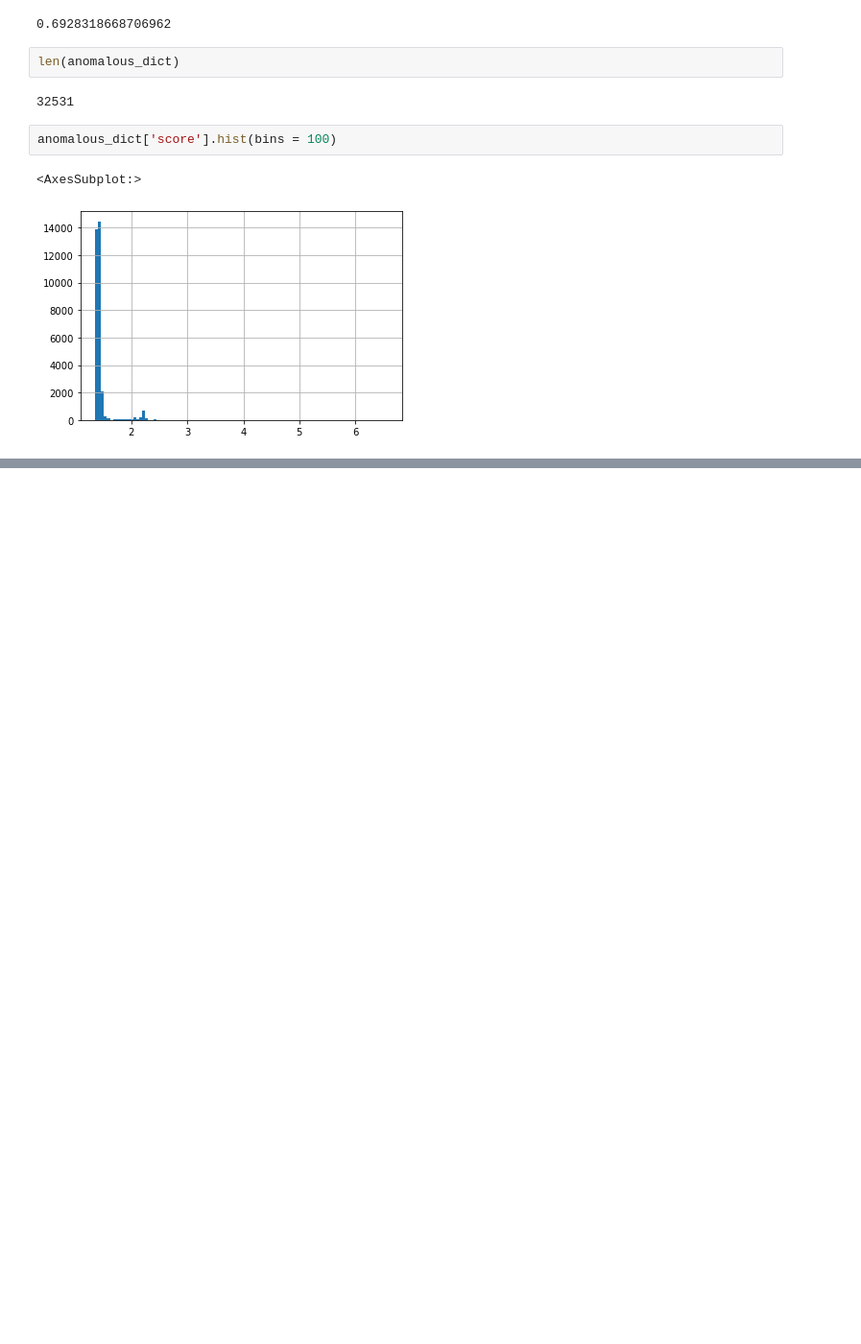
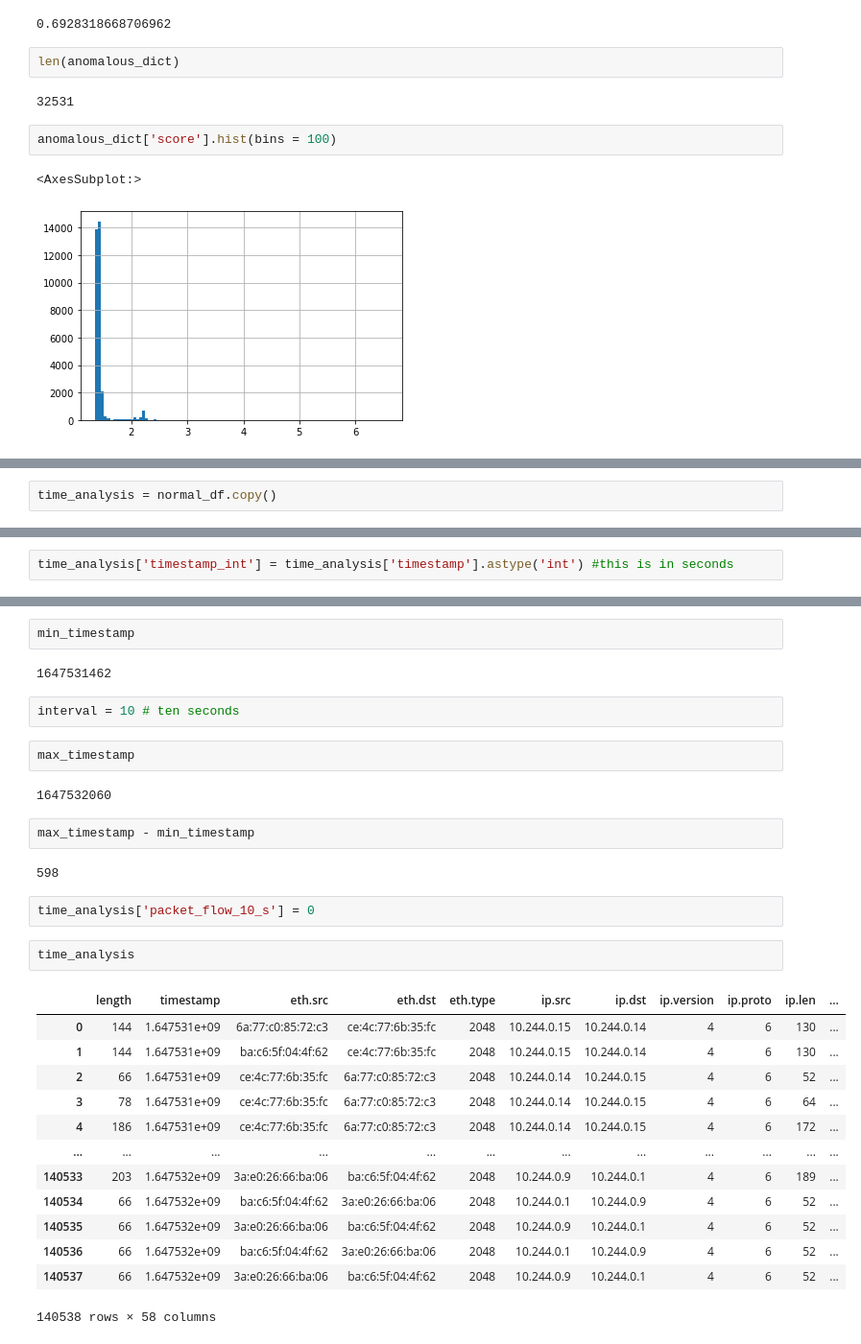
Before and after one commit to hotshot07/thesis, a Jupyter notebook: notebooks/Think this is it.ipynb, the cells around one changed output, grey strips where cells are left out. Shown at 96% size. Saved outputs shown, nothing was run; the diff lists cells and outputs as text; blank space fills up the shorter version.

Commit message:
got better time series data

```diff
--- a/notebooks/Think this is it.ipynb
+++ b/notebooks/Think this is it.ipynb
@@ -180,0 +160,2 @@ anomalous_dict['score'].hist(bins = 100)
+# %%
+time_analysis = normal_df.copy()
@@ -180,0 +174,2 @@ anomalous_dict['score'].hist(bins = 100)
+# %%
+time_analysis['timestamp_int'] = time_analysis['timestamp'].astype('int') #this is in seconds
@@ -180,0 +179,32 @@ anomalous_dict['score'].hist(bins = 100)
+# %%
+min_timestamp
+# %% [output]
+1647531462
+# %%
+interval = 10 # ten seconds
+# %%
+max_timestamp
+# %% [output]
+1647532060
+# %%
+max_timestamp - min_timestamp
+# %% [output]
+598
+# %%
+time_analysis['packet_flow_10_s'] = 0
+# %%
+time_analysis
+# %% [output]
+|  | length | timestamp | eth.src | eth.dst | eth.type | ip.src | ip.dst | ip.version | ip.proto | ip.len | ... |
+| 0 | 144 | 1.647531e+09 | 6a:77:c0:85:72:c3 | ce:4c:77:6b:35:fc | 2048 | 10.244.0.15 | 10.244.0.14 | 4 | 6 | 130 | ... |
+| 1 | 144 | 1.647531e+09 | ba:c6:5f:04:4f:62 | ce:4c:77:6b:35:fc | 2048 | 10.244.0.15 | 10.244.0.14 | 4 | 6 | 130 | ... |
+| 2 | 66 | 1.647531e+09 | ce:4c:77:6b:35:fc | 6a:77:c0:85:72:c3 | 2048 | 10.244.0.14 | 10.244.0.15 | 4 | 6 | 52 | ... |
+| 3 | 78 | 1.647531e+09 | ce:4c:77:6b:35:fc | 6a:77:c0:85:72:c3 | 2048 | 10.244.0.14 | 10.244.0.15 | 4 | 6 | 64 | ... |
+| 4 | 186 | 1.647531e+09 | ce:4c:77:6b:35:fc | 6a:77:c0:85:72:c3 | 2048 | 10.244.0.14 | 10.244.0.15 | 4 | 6 | 172 | ... |
+| ... | ... | ... | ... | ... | ... | ... | ... | ... | ... | ... | ... |
+| 140533 | 203 | 1.647532e+09 | 3a:e0:26:66:ba:06 | ba:c6:5f:04:4f:62 | 2048 | 10.244.0.9 | 10.244.0.1 | 4 | 6 | 189 | ... |
+| 140534 | 66 | 1.647532e+09 | ba:c6:5f:04:4f:62 | 3a:e0:26:66:ba:06 | 2048 | 10.244.0.1 | 10.244.0.9 | 4 | 6 | 52 | ... |
+| 140535 | 66 | 1.647532e+09 | 3a:e0:26:66:ba:06 | ba:c6:5f:04:4f:62 | 2048 | 10.244.0.9 | 10.244.0.1 | 4 | 6 | 52 | ... |
+| 140536 | 66 | 1.647532e+09 | ba:c6:5f:04:4f:62 | 3a:e0:26:66:ba:06 | 2048 | 10.244.0.1 | 10.244.0.9 | 4 | 6 | 52 | ... |
+| 140537 | 66 | 1.647532e+09 | 3a:e0:26:66:ba:06 | ba:c6:5f:04:4f:62 | 2048 | 10.244.0.9 | 10.244.0.1 | 4 | 6 | 52 | ... |
+140538 rows × 58 columns
```
Also changed, not shown: parts of 11 cells of this notebook.
